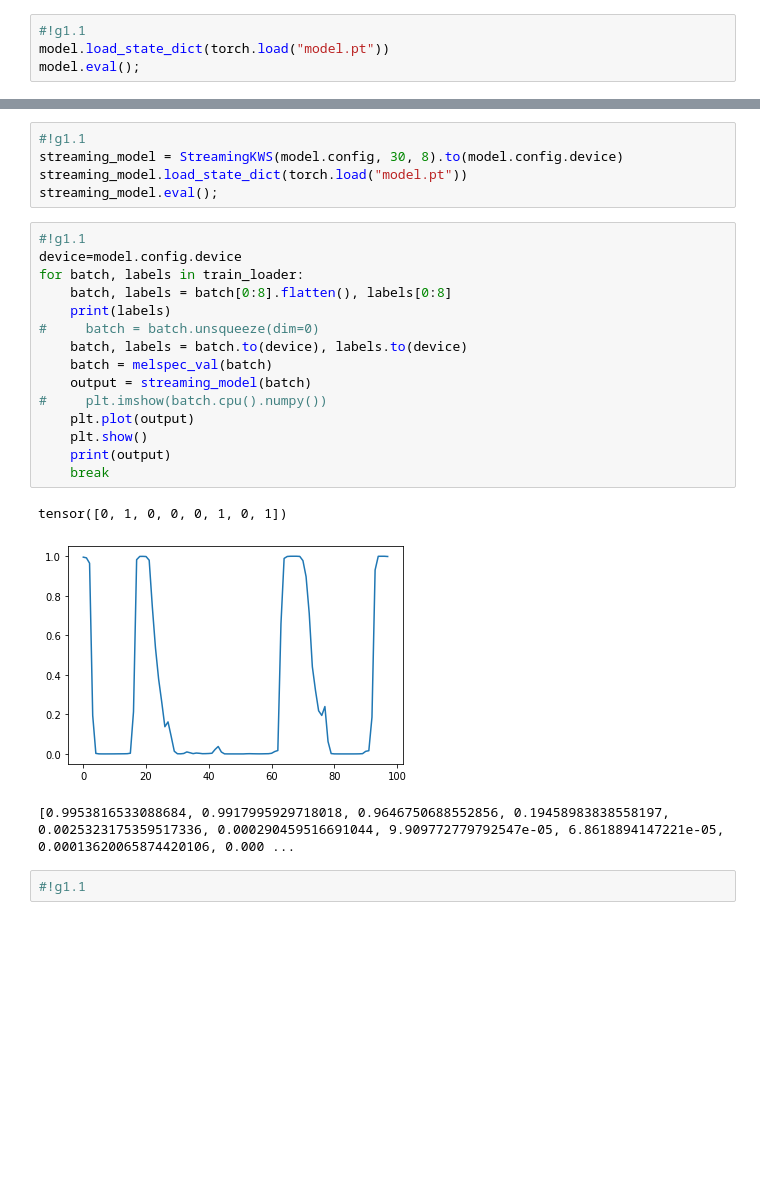
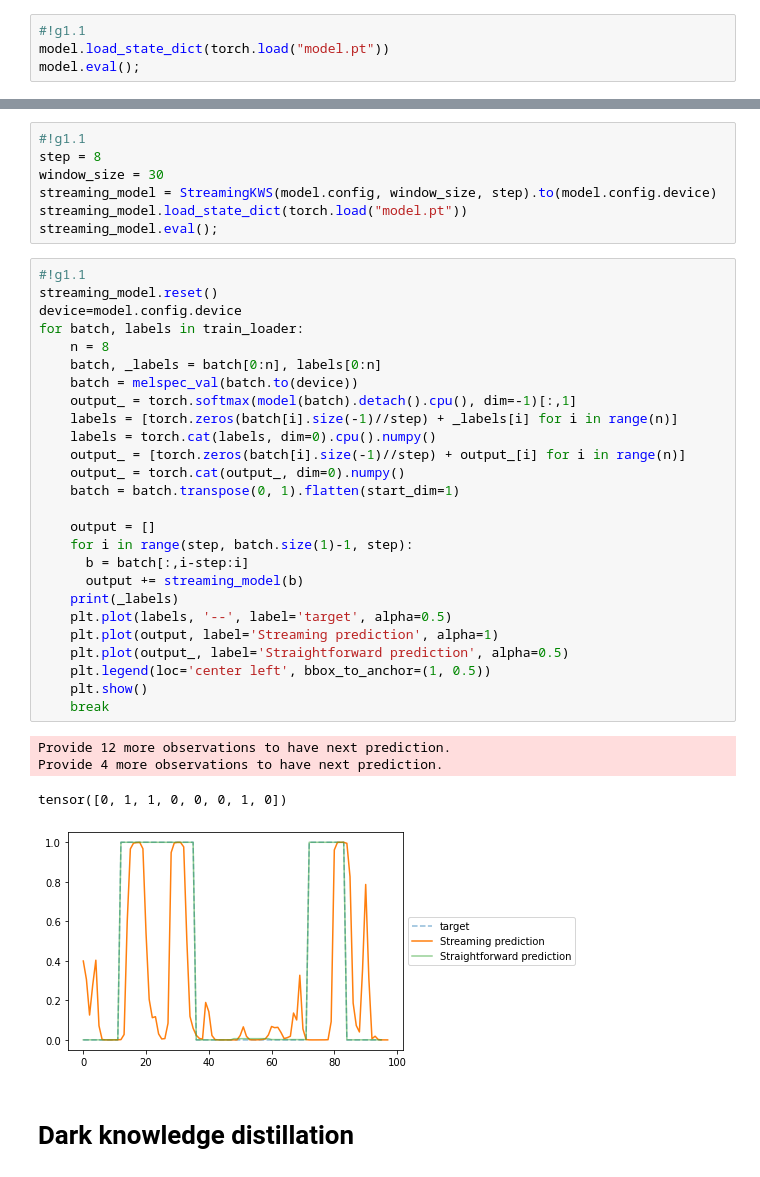
Before and after one commit to kostyayatsok/kws-homework, a Jupyter notebook: kws.ipynb, the cells around one changed output, grey strips where cells are left out. Drawn from its saved outputs; the diff is of its cells as text; blank space fills up the shorter version.

Commit message:
rewrite streaming; try to train smaller models

```diff
--- a/kws.ipynb
+++ b/kws.ipynb
@@ -640,26 +595,40 @@ class StreamingKWS(CRNN):
 # %%
 #!g1.1
-streaming_model = StreamingKWS(model.config, 30, 8).to(model.config.device)
+step = 8
+window_size = 30
+streaming_model = StreamingKWS(model.config, window_size, step).to(model.config.device)
 streaming_model.load_state_dict(torch.load("model.pt"))
 streaming_model.eval();
-# %%
-#!g1.1
-device=model.config.device
-for batch, labels in train_loader:
-    batch, labels = batch[0:8].flatten(), labels[0:8]
-    print(labels)
-#     batch = batch.unsqueeze(dim=0)
-    batch, labels = batch.to(device), labels.to(device)
-    batch = melspec_val(batch)
-    output = streaming_model(batch)
-#     plt.imshow(batch.cpu().numpy())
-    plt.plot(output)
-    plt.show()
-    print(output)
-    break
-# %% [output]
-tensor([0, 1, 0, 0, 0, 1, 0, 1])
-[figure, removed]
-[0.9953816533088684, 0.9917995929718018, 0.9646750688552856, 0.19458983838558197, 0.0025323175359517336, 0.000290459516691044, 9.909772779792547e-05, 6.8618894147221e-05, 0.00013620065874420106, 0.000 ...
-# %%
-#!g1.1
+# %%
+#!g1.1
+streaming_model.reset()
+device=model.config.device
+for batch, labels in train_loader:
+    n = 8
+    batch, _labels = batch[0:n], labels[0:n]
+    batch = melspec_val(batch.to(device))
+    output_ = torch.softmax(model(batch).detach().cpu(), dim=-1)[:,1]
+    labels = [torch.zeros(batch[i].size(-1)//step) + _labels[i] for i in range(n)]
+    labels = torch.cat(labels, dim=0).cpu().numpy()
+    output_ = [torch.zeros(batch[i].size(-1)//step) + output_[i] for i in range(n)]
+    output_ = torch.cat(output_, dim=0).numpy()
+    batch = batch.transpose(0, 1).flatten(start_dim=1)
+
+    output = []
+    for i in range(step, batch.size(1)-1, step):
+      b = batch[:,i-step:i]
+      output += streaming_model(b)
+    print(_labels)
+    plt.plot(labels, '--', label='target', alpha=0.5)
+    plt.plot(output, label='Streaming prediction', alpha=1)
+    plt.plot(output_, label='Straightforward prediction', alpha=0.5)
+    plt.legend(loc='center left', bbox_to_anchor=(1, 0.5))
+    plt.show()
+    break
+# %% [output]
+Provide 12 more observations to have next prediction.
+Provide 4 more observations to have next prediction.
+tensor([0, 1, 1, 0, 0, 0, 1, 0])
+[figure, added]
+# %% [markdown]
+# Dark knowledge distillation
```
Also changed, not shown: parts of 13 cells of this notebook, 1 other file.
